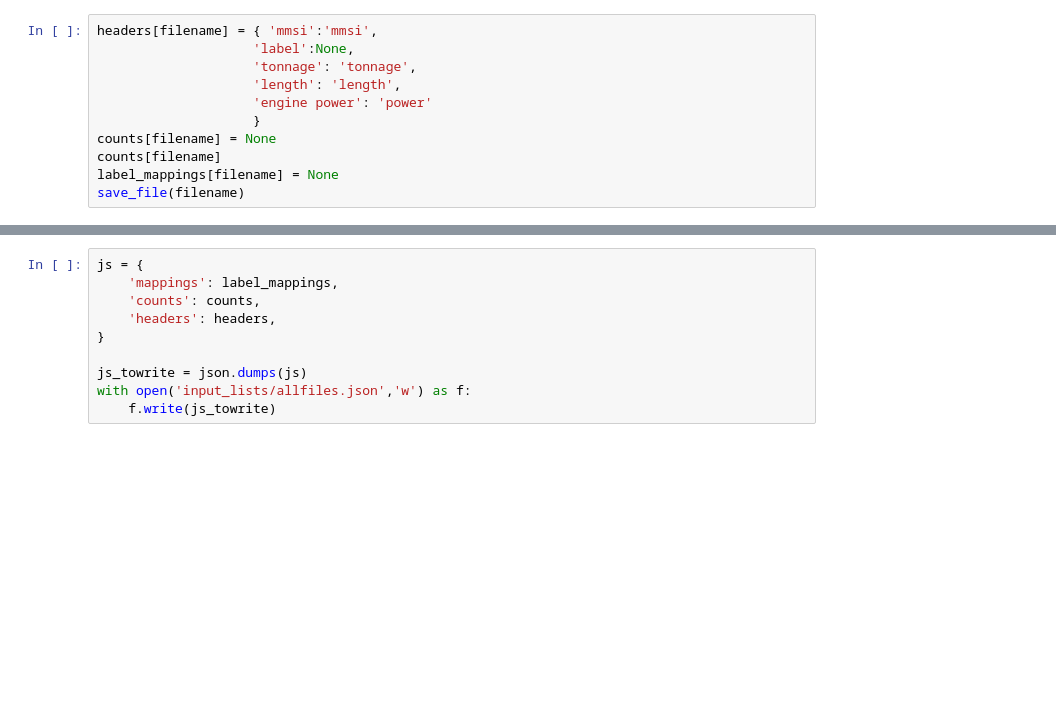
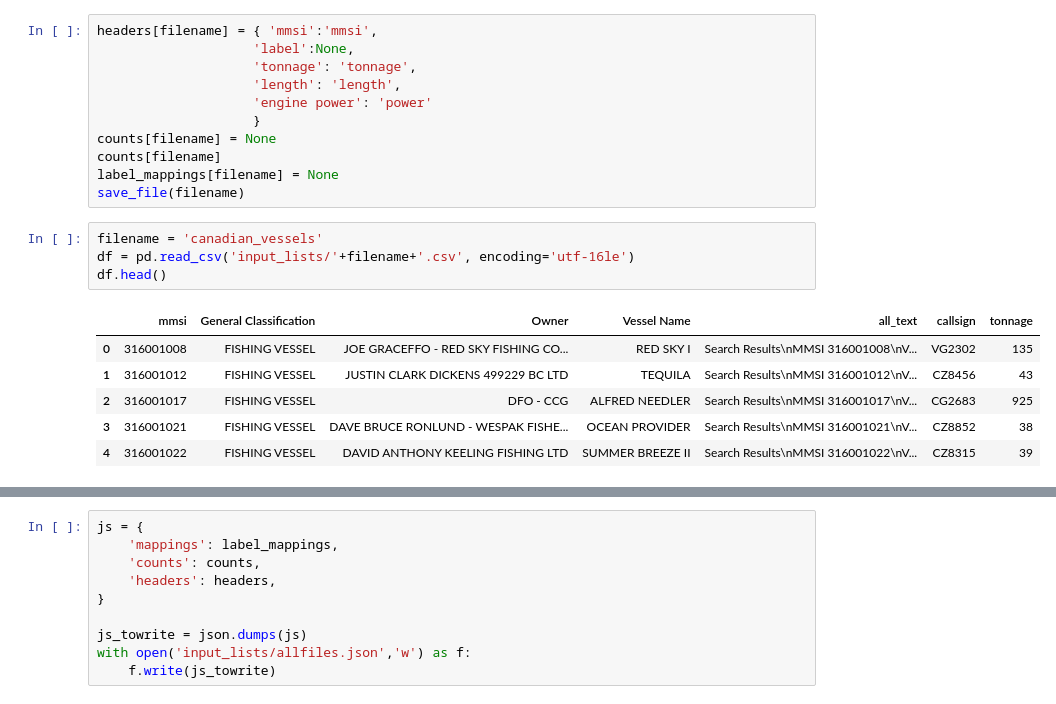
Before and after one commit to GlobalFishingWatch/mussidae, a Jupyter notebook: mussidae/kroodsma_listbuld_v2/list_insepection_and_mappings.ipynb, the cells around one changed output, grey strips where cells are left out. Saved outputs shown, nothing was run; the diff lists cells and outputs as text; blank space fills up the shorter version.

```diff
--- a/mussidae/kroodsma_listbuld_v2/list_insepection_and_mappings.ipynb
+++ b/mussidae/kroodsma_listbuld_v2/list_insepection_and_mappings.ipynb
@@ -668,3 +668,14 @@ counts[filename] = None
 counts[filename]
 label_mappings[filename] = None
 save_file(filename)
+# %%
+filename = 'canadian_vessels'
+df = pd.read_csv('input_lists/'+filename+'.csv', encoding='utf-16le')
+df.head()
+# %% [output]
+|  | mmsi | General Classification | Owner | Vessel Name | all_text | callsign | tonnage |
+| 0 | 316001008 | FISHING VESSEL | JOE GRACEFFO - RED SKY FISHING CO... | RED SKY I | Search Results\nMMSI 316001008\nV... | VG2302 | 135 |
+| 1 | 316001012 | FISHING VESSEL | JUSTIN CLARK DICKENS 499229 BC LTD | TEQUILA | Search Results\nMMSI 316001012\nV... | CZ8456 | 43 |
+| 2 | 316001017 | FISHING VESSEL | DFO - CCG | ALFRED NEEDLER | Search Results\nMMSI 316001017\nV... | CG2683 | 925 |
+| 3 | 316001021 | FISHING VESSEL | DAVE BRUCE RONLUND - WESPAK FISHE... | OCEAN PROVIDER | Search Results\nMMSI 316001021\nV... | CZ8852 | 38 |
+| 4 | 316001022 | FISHING VESSEL | DAVID ANTHONY KEELING FISHING LTD | SUMMER BREEZE II | Search Results\nMMSI 316001022\nV... | CZ8315 | 39 |
```
Also changed, not shown: parts of 7 cells of this notebook, 15 other files.
